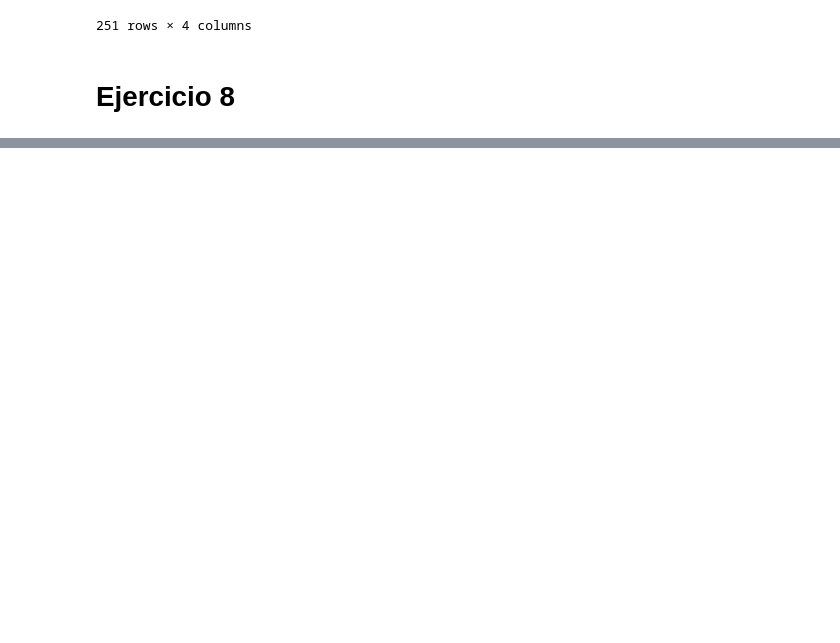
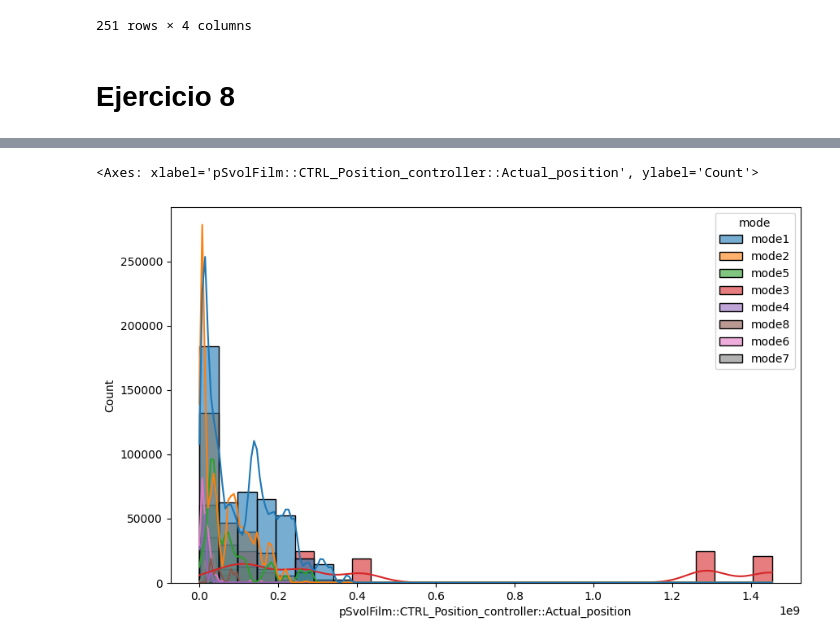
Before and after one commit to maketas1/CuartetoCalavera, a Jupyter notebook: proyecto.ipynb, the cells around one changed output, grey strips where cells are left out. Saved outputs shown, nothing was run; the diff lists cells and outputs as text; code cells hidden in the pictures; blank space fills up the shorter version.

```diff
--- a/proyecto.ipynb
+++ b/proyecto.ipynb
@@ -196,0 +231,18 @@ NameError: name 'df1' is not defined
+# %%
+import seaborn as sns
+import matplotlib.pyplot as plt
+
+fig, ax = plt.subplots(figsize=(10, 6))
+
+sns.histplot(
+    data=df1,
+    x='pSvolFilm::CTRL_Position_controller::Actual_position',
+    bins=30,
+    hue='mode',
+    kde=True,
+    alpha=0.6,
+    ax=ax
+)
+# %% [output]
+<Axes: xlabel='pSvolFilm::CTRL_Position_controller::Actual_position', ylabel='Count'>
+[figure, added]
```
Also changed, not shown: parts of 9 cells of this notebook.
